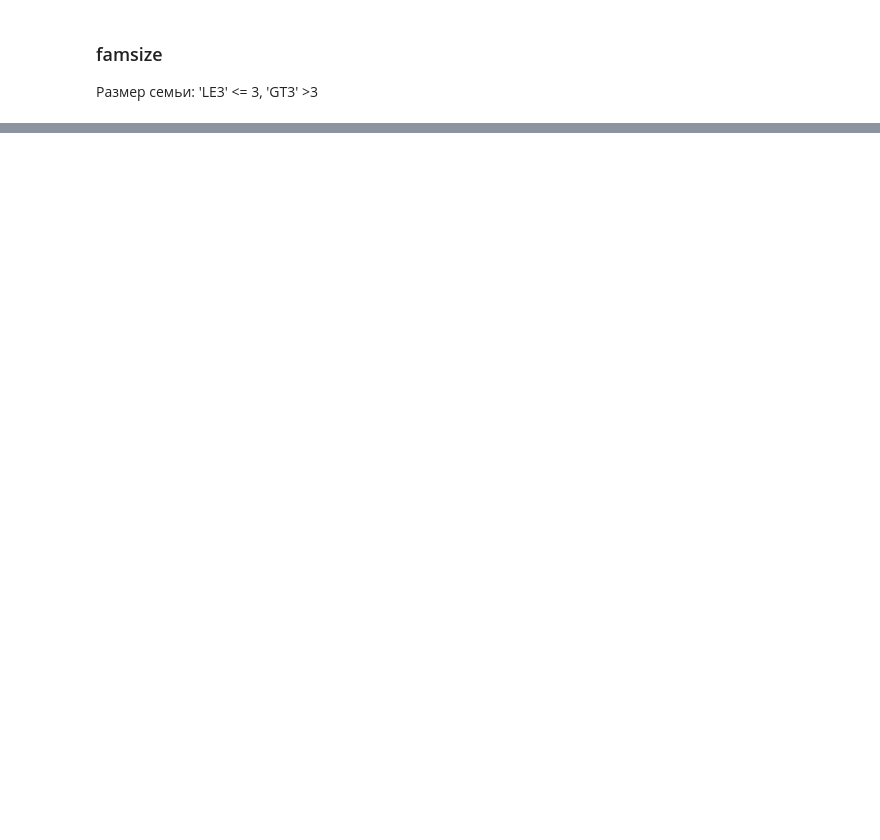
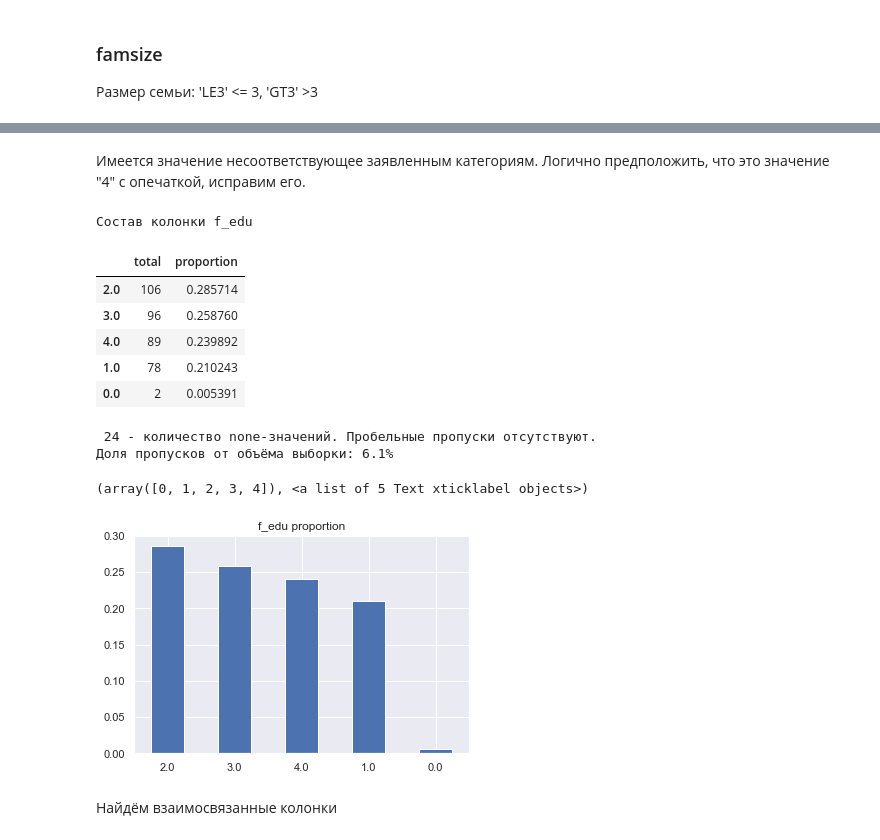
Before and after one commit to SeaVulf/skillfactory_rds, a Jupyter notebook: project_2_EDA/Project_2_EDA_stud_math.ipynb, the cells around one changed output, grey strips where cells are left out. Cells and saved outputs as stored; diff of their text form; code cells hidden in the pictures; blank space fills up the shorter version.

```diff
--- a/project_2_EDA/Project_2_EDA_stud_math.ipynb
+++ b/project_2_EDA/Project_2_EDA_stud_math.ipynb
@@ -479,0 +1009,9 @@ Name: famsize, dtype: float64
+# %%
+# ОЗНАКОМЛЕНИЕМ С СОСТАВОМ РАНГОВОЙ КОЛОНКИ
+# Интересующая колонка
+column = 'f_edu'
+
+# Оценим состав данной колонки
+print('Состав колонки', column)
+display(pd.DataFrame({'total': stud[column].value_counts(),
+                      'proportion': stud[column].value_counts(normalize=True)}))
@@ -479,0 +1027,39 @@ Name: famsize, dtype: float64
+# %% [markdown]
+Имеется значение несоответствующее заявленным категориям. Логично предположить, что это значение "4" с опечаткой, исправим его.
+# %%
+stud['f_edu'] = stud['f_edu'].replace(40, 4)
+
+# Оценим состав данной колонки
+print('Состав колонки', column)
+display(pd.DataFrame({'total': stud[column].value_counts(),
+                      'proportion': stud[column].value_counts(normalize=True)}))
+
+# Имеются ли None-элементы или пробельные пропуски
+nulls_list = mod_eda.find_nulls(stud[column])
+print('\n', nulls_list[0])
+
+# Оценим процентное содержание пропусков
+nulls_sum = nulls_list[1] + nulls_list[2]
+if nulls_sum > 0:
+    print(f'Доля пропусков от объёма выборки: {round(nulls_sum/stud_count_total*100, 1)}%')
+
+# Построим распределение
+stud[column].value_counts(normalize=True).plot(kind='bar',
+                                            grid= True,
+                                            title=column + " proportion",
+                                            legend=False)
+plt.xticks(rotation = 0)
+# %% [output]
+Состав колонки f_edu
+|  | total | proportion |
+| 2.0 | 106 | 0.285714 |
+| 3.0 | 96 | 0.258760 |
+| 4.0 | 89 | 0.239892 |
+| 1.0 | 78 | 0.210243 |
+| 0.0 | 2 | 0.005391 |
+ 24 - количество none-значений. Пробельные пропуски отсутствуют.
+Доля пропусков от объёма выборки: 6.1%
+(array([0, 1, 2, 3, 4]), <a list of 5 Text xticklabel objects>)
+[figure, added]
+# %% [markdown]
+Найдём взаимосвязанные колонки
```
Also changed, not shown: parts of 68 cells of this notebook, 1 other file.
